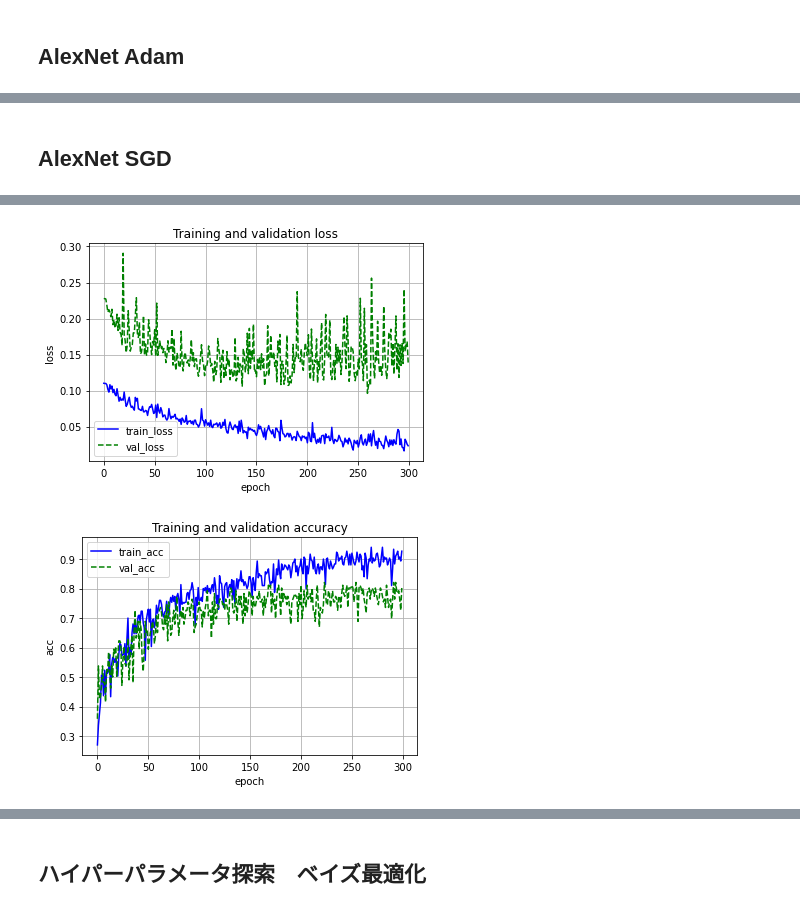
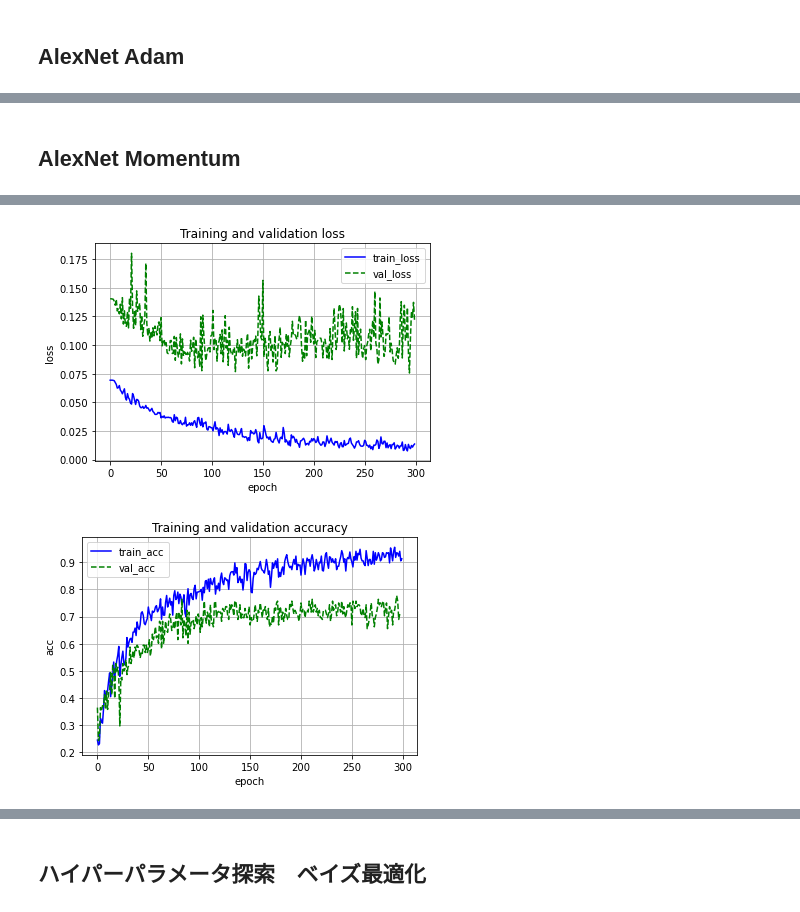
Before and after one commit to co1umbine/ImageRecognition, a Jupyter notebook: Jupyter Notebooks/Multi-class_classification_CNN_Alex_net.ipynb, the cells around one changed output, grey strips where cells are left out. Saved outputs shown, nothing was run; the diff lists cells and outputs as text; code cells hidden in the pictures.

```diff
--- a/Jupyter Notebooks/Multi-class_classification_CNN_Alex_net.ipynb
+++ b/Jupyter Notebooks/Multi-class_classification_CNN_Alex_net.ipynb
@@ -247,2 +311,2 @@ Epoch [150/150], Loss: 0.0129, val_loss: 0.0425, val_acc: 0.7547
 # %% [markdown]
-## AlexNet SGD
+## AlexNet Momentum
@@ -265,4 +313,24 @@ valuation_loader = torch.utils.data.DataLoader(dataset=valuation_dataset,
 # %%
+test_contents = ["fo", "fl", "a", "b"]
+train_dataset = MultiClassDataset(contents=test_contents, transform=data_transforms["train"], train=True)
+train_loader = torch.utils.data.DataLoader(dataset=train_dataset,
+                                           batch_size=20,
+                                           shuffle=True)
+valuation_dataset = MultiClassDataset(contents=test_contents, transform=data_transforms["val"], train=False)
+valuation_loader = torch.utils.data.DataLoader(dataset=valuation_dataset,
+                                           batch_size=10,
+                                           shuffle=False)
+
+num_classes = len(train_dataset.get_label_names())
+print(train_dataset.get_label_names())
+
+
+net = AlexNet(num_classes).to(device)
+criterion = nn.CrossEntropyLoss()
+optimizer = optim.SGD(net.parameters(), lr=0.01, momentum=0.9, weight_decay=5e-4)
+
+num_epochs = 300
+
 train_loss_list = []
 train_acc_list = []
 val_loss_list = []
@@ -276,28 +344,28 @@ for epoch in range(num_epochs):
 
     net.train()
     for i, (images, labels) in enumerate(train_loader):
-      images, labels = images.to(device), labels.to(device)
+        images, labels = images.to(device), labels.to(device)
 
-      optimizer.zero_grad()
-      outputs = net(images)
-      loss = criterion(outputs, labels)
-      train_loss += loss.item()
-      train_acc += (outputs.max(1)[1] == labels).sum().item()
-      loss.backward()
-      optimizer.step()
+        optimizer.zero_grad()
+        outputs = net(images)
+        loss = criterion(outputs, labels)
+        train_loss += loss.item()
+        train_acc += (outputs.max(1)[1] == labels).sum().item()
+        loss.backward()
+        optimizer.step()
 
     avg_train_loss = train_loss / len(train_loader.dataset)
     avg_train_acc = train_acc / len(train_loader.dataset)
 
     net.eval()
     with torch.no_grad():
-      for images, labels in valuation_loader:
-        images = images.to(device)
-        labels = labels.to(device)
-        outputs = net(images)
-        loss = criterion(outputs, labels)
-        val_loss += loss.item()
-        val_acc += (outputs.max(1)[1] == labels).sum().item()
+        for images, labels in valuation_loader:
+            images = images.to(device)
+            labels = labels.to(device)
+            outputs = net(images)
+            loss = criterion(outputs, labels)
+            val_loss += loss.item()
+            val_acc += (outputs.max(1)[1] == labels).sum().item()
     avg_val_loss = val_loss / len(valuation_loader.dataset)
     avg_val_acc = val_acc / len(valuation_loader.dataset)
 
@@ -349,2 +417,2 @@ Epoch [300/300], Loss: 0.0234, val_loss: 0.1389, val_acc: 0.8019
-[figure, old version]
+[figure, new version]
-[figure, old version]
+[figure, new version]
```
Also changed, not shown: parts of 29 cells of this notebook.
